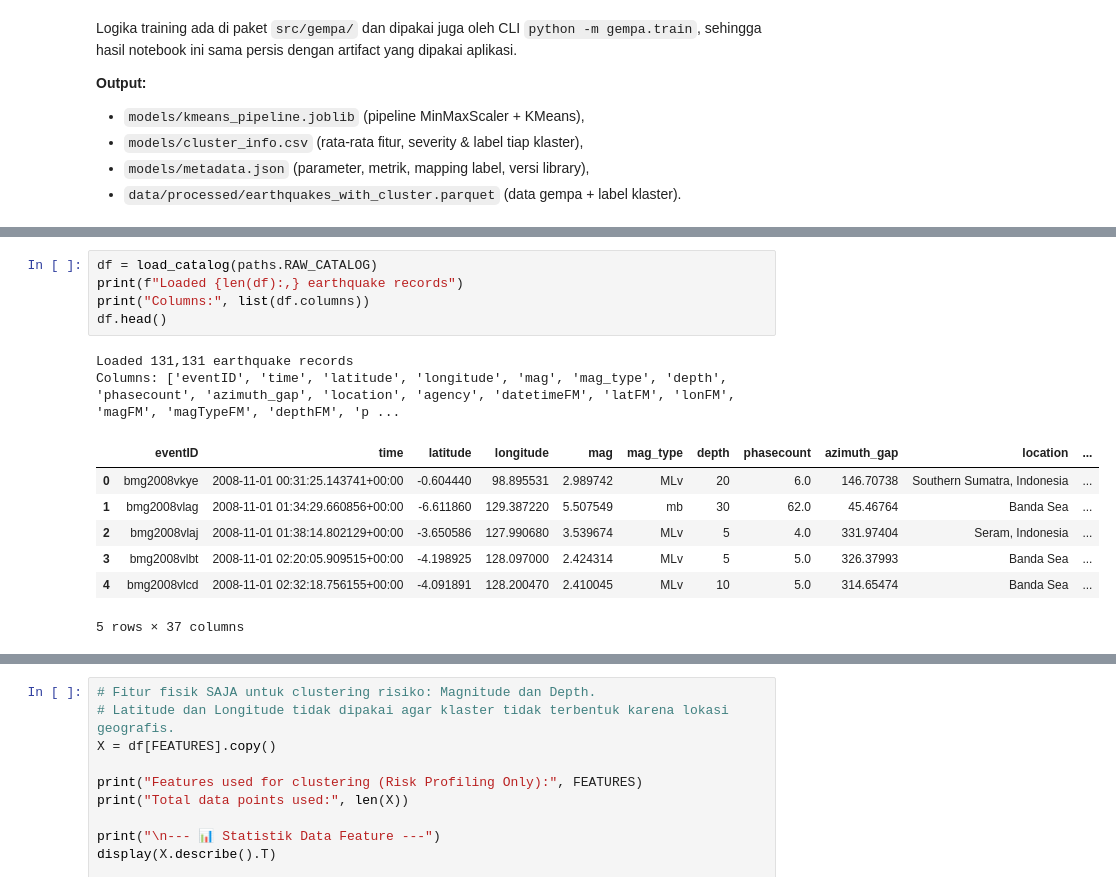
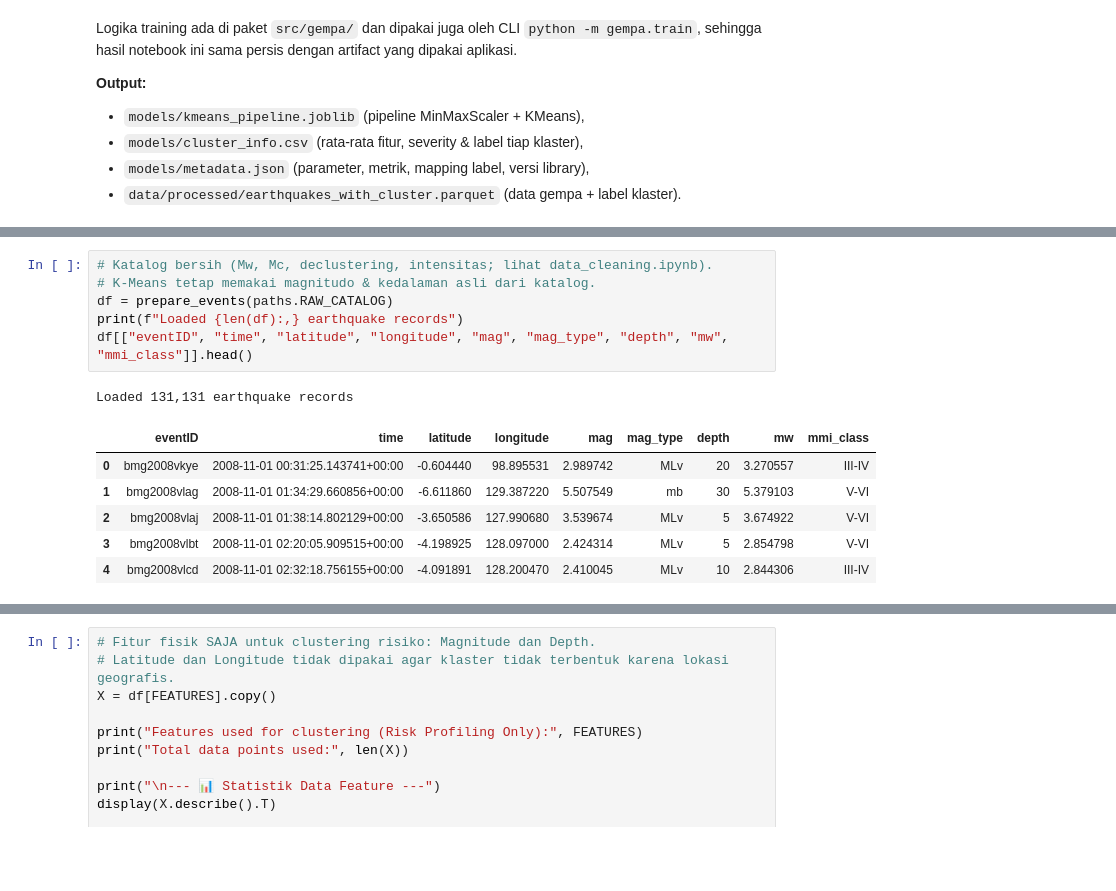
Before and after one commit to wisamWR/ClassificasiGempa-KMeans, a Jupyter notebook: notebooks/earthquake_clustering.ipynb, the cells around one changed output, grey strips where cells are left out. Drawn from its saved outputs; the diff is of its cells as text; blank space fills up the shorter version.

```diff
--- a/notebooks/earthquake_clustering.ipynb
+++ b/notebooks/earthquake_clustering.ipynb
@@ -41,18 +41,17 @@ print("scikit-learn", sklearn.__version__, "| pandas", pd.__version__)
 # %% [output]
 scikit-learn 1.9.1 | pandas 3.1.1
 # %%
-df = load_catalog(paths.RAW_CATALOG)
+# Katalog bersih (Mw, Mc, declustering, intensitas; lihat data_cleaning.ipynb).
+# K-Means tetap memakai magnitudo & kedalaman asli dari katalog.
+df = prepare_events(paths.RAW_CATALOG)
 print(f"Loaded {len(df):,} earthquake records")
-print("Columns:", list(df.columns))
-df.head()
+df[["eventID", "time", "latitude", "longitude", "mag", "mag_type", "depth", "mw", "mmi_class"]].head()
 # %% [output]
 Loaded 131,131 earthquake records
-Columns: ['eventID', 'time', 'latitude', 'longitude', 'mag', 'mag_type', 'depth', 'phasecount', 'azimuth_gap', 'location', 'agency', 'datetimeFM', 'latFM', 'lonFM', 'magFM', 'magTypeFM', 'depthFM', 'p ...
-|  | eventID | time | latitude | longitude | mag | mag_type | depth | phasecount | azimuth_gap | location | ... |
-| 0 | bmg2008vkye | 2008-11-01 00:31:25.143741+00:00 | -0.604440 | 98.895531 | 2.989742 | MLv | 20 | 6.0 | 146.70738 | Southern Sumatra, Indonesia | ... |
-| 1 | bmg2008vlag | 2008-11-01 01:34:29.660856+00:00 | -6.611860 | 129.387220 | 5.507549 | mb | 30 | 62.0 | 45.46764 | Banda Sea | ... |
-| 2 | bmg2008vlaj | 2008-11-01 01:38:14.802129+00:00 | -3.650586 | 127.990680 | 3.539674 | MLv | 5 | 4.0 | 331.97404 | Seram, Indonesia | ... |
-| 3 | bmg2008vlbt | 2008-11-01 02:20:05.909515+00:00 | -4.198925 | 128.097000 | 2.424314 | MLv | 5 | 5.0 | 326.37993 | Banda Sea | ... |
-| 4 | bmg2008vlcd | 2008-11-01 02:32:18.756155+00:00 | -4.091891 | 128.200470 | 2.410045 | MLv | 10 | 5.0 | 314.65474 | Banda Sea | ... |
+|  | eventID | time | latitude | longitude | mag | mag_type | depth | mw | mmi_class |
+| 0 | bmg2008vkye | 2008-11-01 00:31:25.143741+00:00 | -0.604440 | 98.895531 | 2.989742 | MLv | 20 | 3.270557 | III-IV |
+| 1 | bmg2008vlag | 2008-11-01 01:34:29.660856+00:00 | -6.611860 | 129.387220 | 5.507549 | mb | 30 | 5.379103 | V-VI |
+| 2 | bmg2008vlaj | 2008-11-01 01:38:14.802129+00:00 | -3.650586 | 127.990680 | 3.539674 | MLv | 5 | 3.674922 | V-VI |
+| 3 | bmg2008vlbt | 2008-11-01 02:20:05.909515+00:00 | -4.198925 | 128.097000 | 2.424314 | MLv | 5 | 2.854798 | V-VI |
+| 4 | bmg2008vlcd | 2008-11-01 02:32:18.756155+00:00 | -4.091891 | 128.200470 | 2.410045 | MLv | 10 | 2.844306 | III-IV |
-5 rows × 37 columns
 # %%
```
Also changed, not shown: parts of 3 cells of this notebook, 1 other file.
